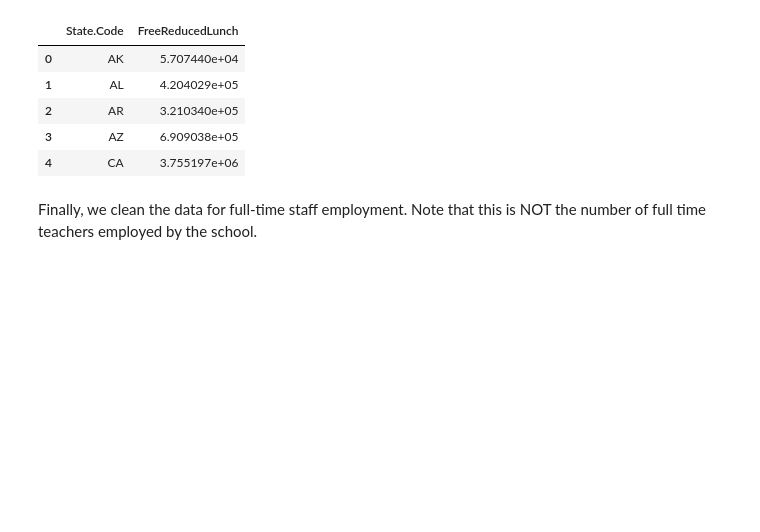
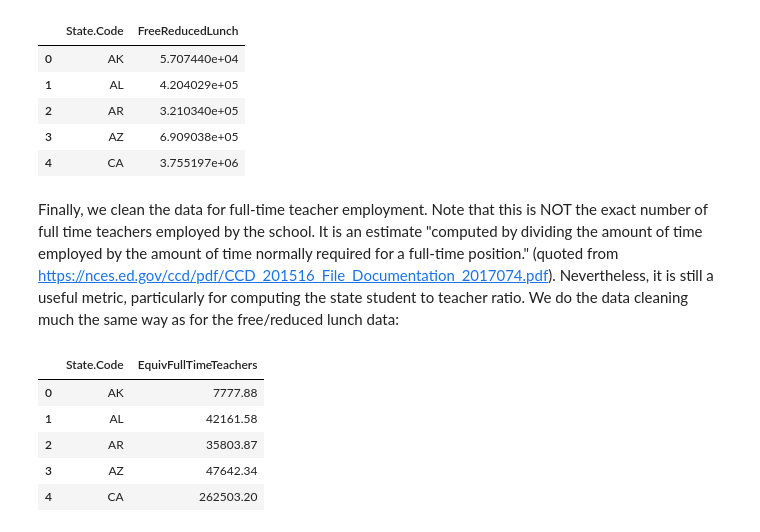
Before and after one commit to Cheyenne232025S/CMDA-3654-Project, a Jupyter notebook: notebooks/Project3.ipynb, the cells around one changed output. Drawn from its saved outputs; the diff is of its cells as text; code cells hidden in the pictures; blank space fills up the shorter version.

```diff
--- a/notebooks/Project3.ipynb
+++ b/notebooks/Project3.ipynb
@@ -109,7 +109,7 @@ lunch_totals.head()
 | 3 | AZ | 6.909038e+05 |
 | 4 | CA | 3.755197e+06 |
 # %% [markdown]
-Finally, we clean the data for full-time staff employment. Note that this is NOT the number of full time teachers employed by the school.
+Finally, we clean the data for full-time teacher employment. Note that this is NOT the exact number of full time teachers employed by the school. It is an estimate "computed by dividing the amount of time employed by the amount of time normally required for a full-time position." (quoted from https://nces.ed.gov/ccd/pdf/CCD_201516_File_Documentation_2017074.pdf). Nevertheless, it is still a useful metric, particularly for computing the state student to teacher ratio. We do the data cleaning much the same way as for the free/reduced lunch data:
 # %%
 # Read in the data, all as strings due to the weird way data is encoded
 staff_unclean = pandas.read_csv("../data/Staff_1516.csv", dtype=str)
@@ -124,2 +124,11 @@ staff_totals = (staff_unclean.groupby("STABR").sum().reset_index()).rename(colum
 # Drop data for American Samoa, Bureau of Indian Affairs, Department of Defense, and Guam schools
 staff_totals = (staff_totals.drop([3, 5, 10, 14])).reset_index(drop = True)
+# %%
+staff_totals.head()
+# %% [output]
+|  | State.Code | EquivFullTimeTeachers |
+| 0 | AK | 7777.88 |
+| 1 | AL | 42161.58 |
+| 2 | AR | 35803.87 |
+| 3 | AZ | 47642.34 |
+| 4 | CA | 262503.20 |
```
Also changed, not shown: parts of 10 cells of this notebook.
